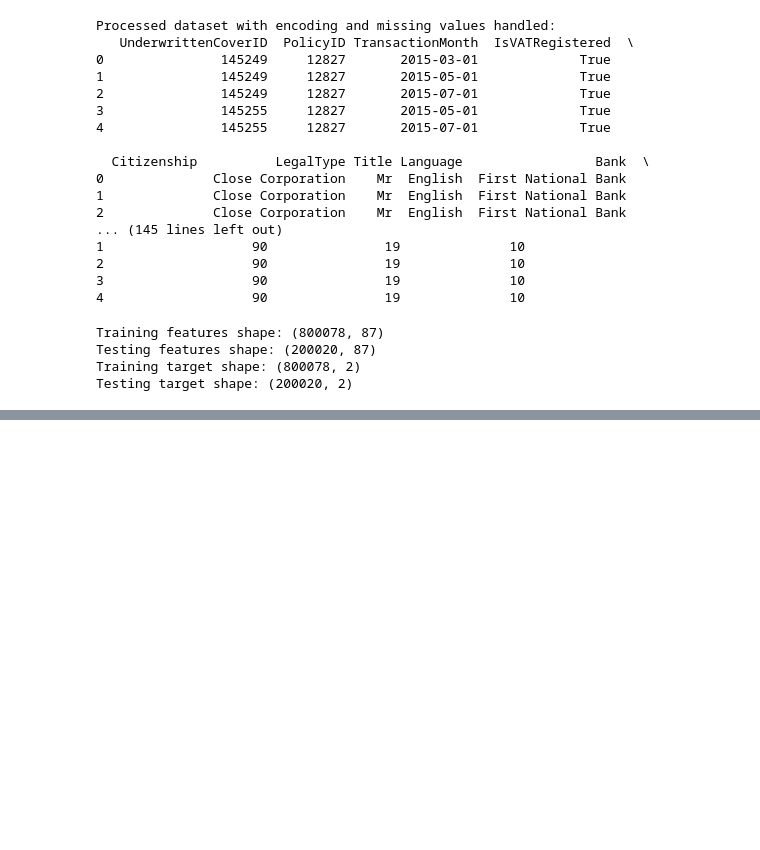
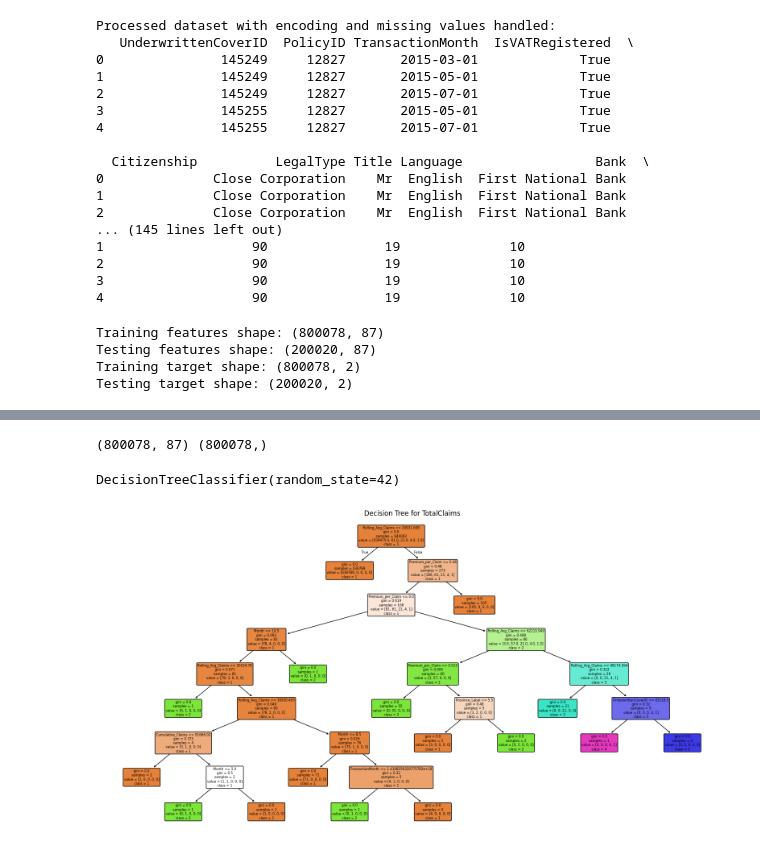
Before and after one commit to hasankere/Week2_Challenge_Project, a Jupyter notebook: notebooks/Alpha_Inshurance.ipynb, the cells around one changed output, grey strips where cells are left out. Drawn from its saved outputs; the diff is of its cells as text; code cells hidden in the pictures; blank space fills up the shorter version.

```diff
--- a/notebooks/Alpha_Inshurance.ipynb
+++ b/notebooks/Alpha_Inshurance.ipynb
@@ -770,0 +923,8 @@ y_test = y_test.dropna()
+# %%
+# Handle any datetime columns in X_train (if any) by converting them to numeric features
+for column in X_train.select_dtypes(include=['datetime']).columns:
+    X_train[column] = X_train[column].astype(np.int64)  # Convert datetime to integer (timestamp)
+    X_test[column] = X_test[column].astype(np.int64)    # Apply the same to X_test
+
+# Now check y_train column dtypes to ensure it's clean
+print(f"y_train column dtypes after checking for datetime: {y_train.dtypes}")
@@ -770,0 +1146,50 @@ y_test = y_test.dropna()
+# %%
+# Assuming dataset is a pandas DataFrame
+y_totalclaims = df['TotalClaims']
+
+# Align target variable with features
+X = X.iloc[:800078, :]
+y_totalclaims = y_totalclaims.iloc[:800078]
+
+# Now both X and y_totalclaims should have 800078 samples
+print(X.shape, y_totalclaims.shape)
+# %% [output]
+(800078, 87) (800078,)
+# %%
+from sklearn.model_selection import train_test_split
+
+# Ensure X and y have the same number of samples and split the data
+y_totalclaims = y_train_discretized['TotalClaims']  # Assuming 'TotalClaims' is the target variable
+X = X_train  # Features
+
+# Split the data into training and testing sets
+X_train_totalclaims, X_test_totalclaims, y_train_totalclaims, y_test_totalclaims = train_test_split(X, y_totalclaims, test_size=0.2, random_state=42)
+# %%
+from sklearn.tree import DecisionTreeClassifier
+
+# Initialize the DecisionTreeClassifier
+dt_model = DecisionTreeClassifier(random_state=42)
+
+# Train the model on the training data
+dt_model.fit(X_train_totalclaims, y_train_totalclaims)
+# %% [output]
+DecisionTreeClassifier(random_state=42)
+# %%
+from sklearn.tree import DecisionTreeClassifier
+from sklearn.model_selection import train_test_split
+from sklearn.metrics import accuracy_score
+import matplotlib.pyplot as plt
+from sklearn.tree import plot_tree
+# Assuming X is your feature matrix and y_train_totalclaims is your target
+plt.figure(figsize=(20, 10))  # Set the size of the plot
+
+# Extract the class labels from y_train_totalclaims
+class_names = [str(label) for label in y_train_totalclaims.unique()]
+
+# Plot the decision tree with the correct class names
+plot_tree(dt_model, filled=True, feature_names=X.columns, class_names=class_names, rounded=True)
+
+plt.title("Decision Tree for TotalClaims")
+plt.show()
+# %% [output]
+[figure, added]
```
Also changed, not shown: parts of 17 cells of this notebook.
